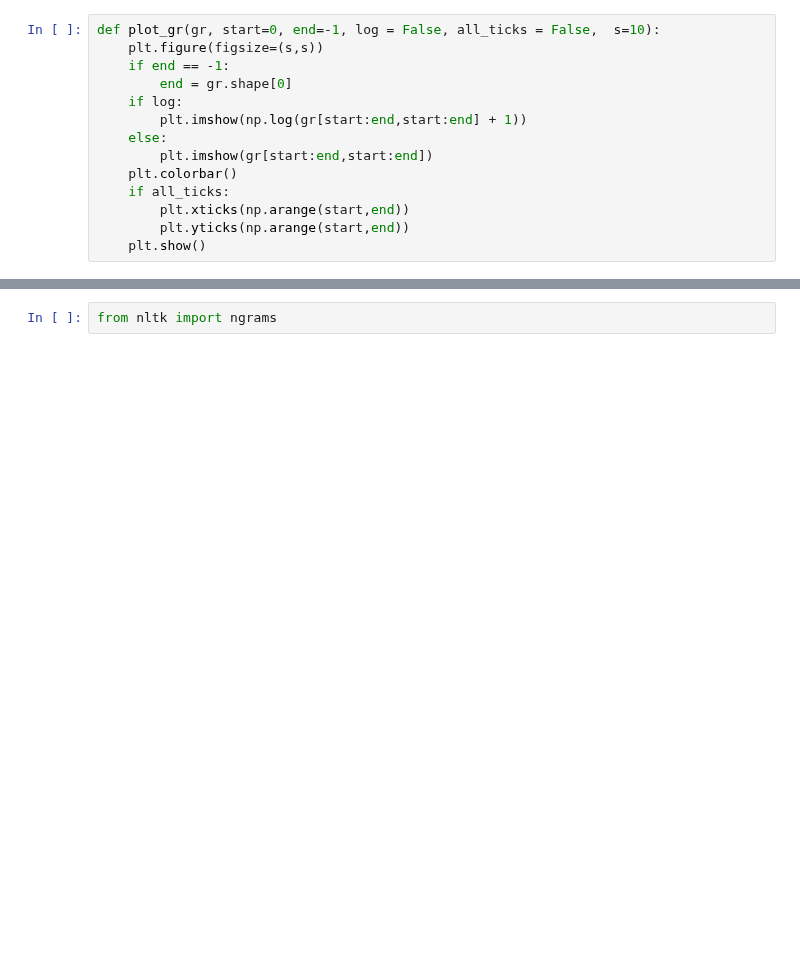
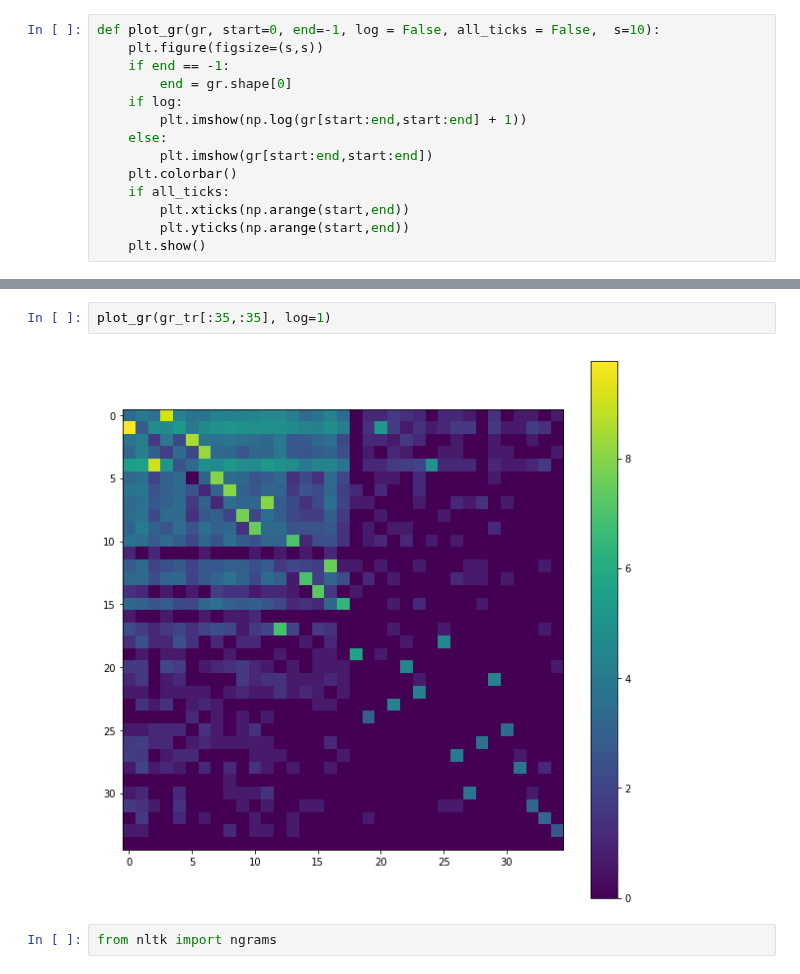
Before and after one commit to rykachevskiy/CRISPR, a Jupyter notebook: Probabilistic_model/default_ver2.ipynb, the cells around one changed output, grey strips where cells are left out. Drawn from its saved outputs; the diff is of its cells as text; blank space fills up the shorter version.

```diff
--- a/Probabilistic_model/default_ver2.ipynb
+++ b/Probabilistic_model/default_ver2.ipynb
@@ -23,3 +78,7 @@ def plot_gr(gr, start=0, end=-1, log = False, all_ticks = False,  s=10):
+# %%
+plot_gr(gr_tr[:35,:35], log=1)
+# %% [output]
+[figure, added]
 # %%
 from nltk import ngrams
 # %%
```
Also changed, not shown: parts of 55 cells of this notebook, 1 other file.
